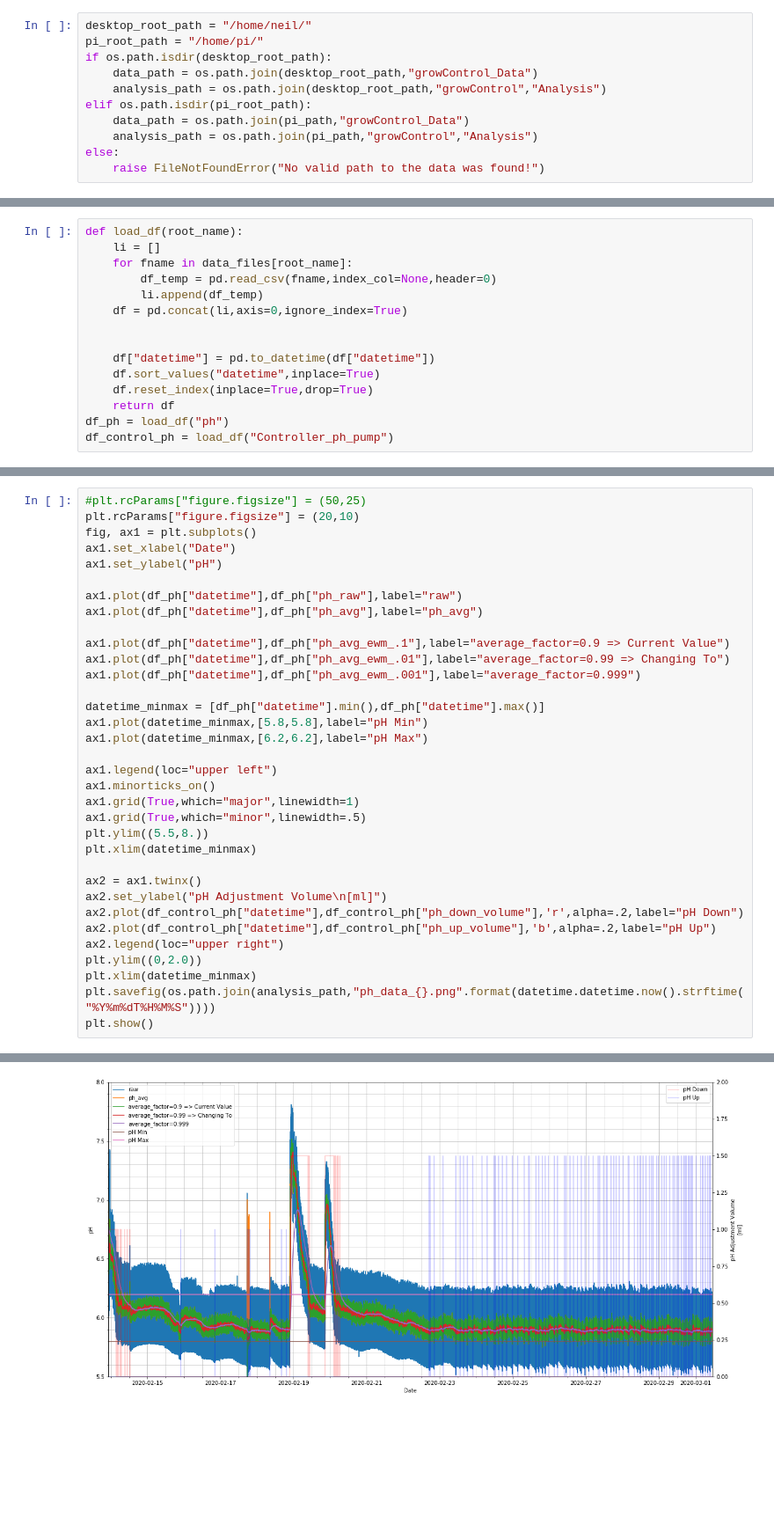
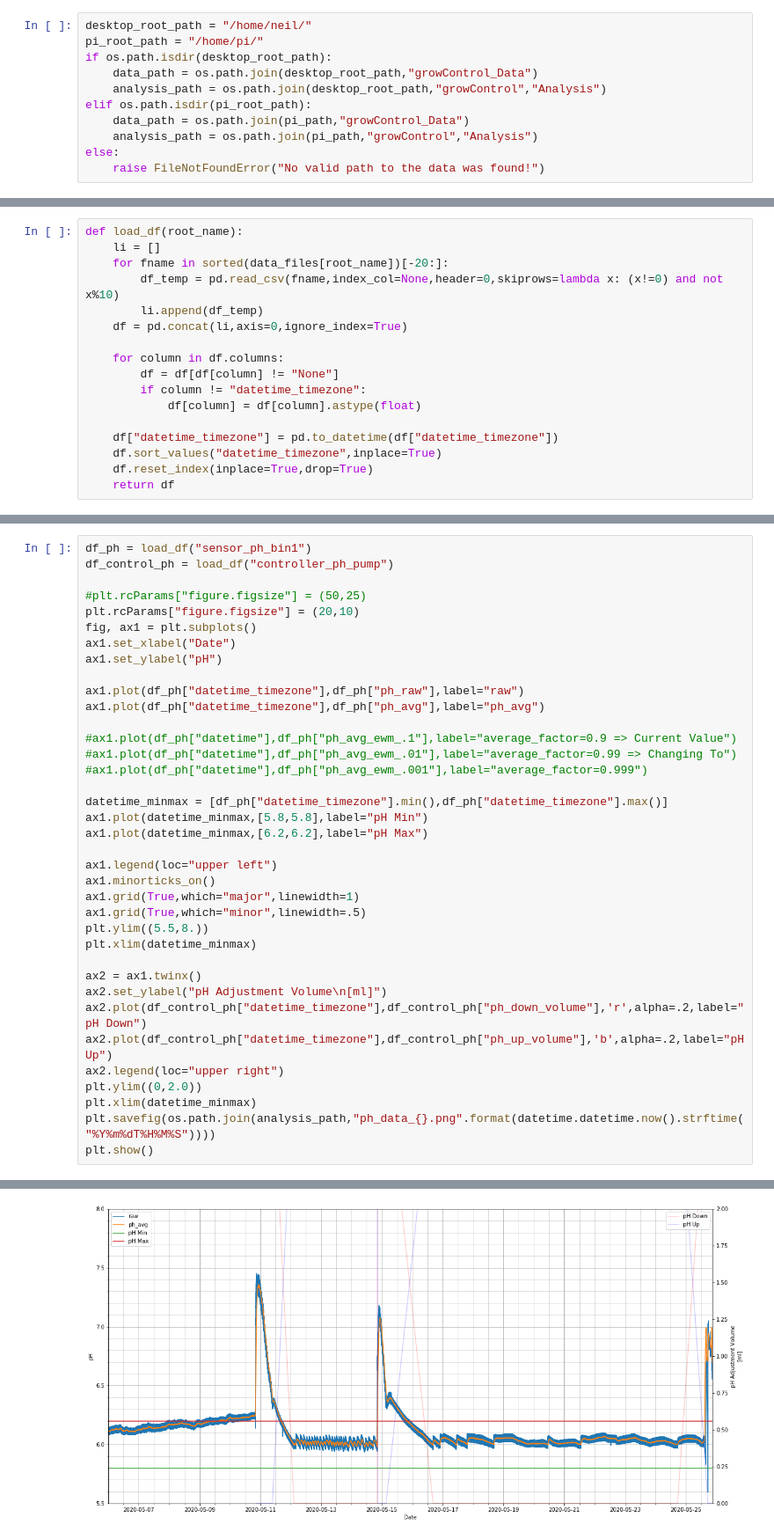
Before and after one commit to denck007/growControl, a Jupyter notebook: Analysis/plotPh.ipynb, the cells around one changed output, grey strips where cells are left out. Shown: that part at 88% size. Drawn from its saved outputs; the diff is of its cells as text; blank space fills up the shorter version.

Commit message:
Update plotting in notebook

```diff
--- a/Analysis/plotPh.ipynb
+++ b/Analysis/plotPh.ipynb
@@ -54,15 +56,17 @@ sensor_ph_calibration_raw
 # %%
 def load_df(root_name):
     li = []
-    for fname in data_files[root_name]:
-        df_temp = pd.read_csv(fname,index_col=None,header=0)
+    for fname in sorted(data_files[root_name])[-20:]:
+        df_temp = pd.read_csv(fname,index_col=None,header=0,skiprows=lambda x: (x!=0) and not x%10)
         li.append(df_temp)
     df = pd.concat(li,axis=0,ignore_index=True)
 
+    for column in df.columns:
+        df = df[df[column] != "None"]
+        if column != "datetime_timezone":
+            df[column] = df[column].astype(float)
 
-    df["datetime"] = pd.to_datetime(df["datetime"])
-    df.sort_values("datetime",inplace=True)
+    df["datetime_timezone"] = pd.to_datetime(df["datetime_timezone"])
+    df.sort_values("datetime_timezone",inplace=True)
     df.reset_index(inplace=True,drop=True)
     return df
-df_ph = load_df("ph")
-df_control_ph = load_df("Controller_ph_pump")
@@ -73,18 +73,21 @@ df_ph["ph_avg_ewm_.001"] = df_ph["ph_raw"].ewm(adjust=False,alpha=.001).mean()
 # %%
+df_ph = load_df("sensor_ph_bin1")
+df_control_ph = load_df("controller_ph_pump")
+
 #plt.rcParams["figure.figsize"] = (50,25)
 plt.rcParams["figure.figsize"] = (20,10)
 fig, ax1 = plt.subplots()
 ax1.set_xlabel("Date")
 ax1.set_ylabel("pH")
 
-ax1.plot(df_ph["datetime"],df_ph["ph_raw"],label="raw")
-ax1.plot(df_ph["datetime"],df_ph["ph_avg"],label="ph_avg")
+ax1.plot(df_ph["datetime_timezone"],df_ph["ph_raw"],label="raw")
+ax1.plot(df_ph["datetime_timezone"],df_ph["ph_avg"],label="ph_avg")
 
-ax1.plot(df_ph["datetime"],df_ph["ph_avg_ewm_.1"],label="average_factor=0.9 => Current Value")
-ax1.plot(df_ph["datetime"],df_ph["ph_avg_ewm_.01"],label="average_factor=0.99 => Changing To")
-ax1.plot(df_ph["datetime"],df_ph["ph_avg_ewm_.001"],label="average_factor=0.999")
+#ax1.plot(df_ph["datetime"],df_ph["ph_avg_ewm_.1"],label="average_factor=0.9 => Current Value")
+#ax1.plot(df_ph["datetime"],df_ph["ph_avg_ewm_.01"],label="average_factor=0.99 => Changing To")
+#ax1.plot(df_ph["datetime"],df_ph["ph_avg_ewm_.001"],label="average_factor=0.999")
 
-datetime_minmax = [df_ph["datetime"].min(),df_ph["datetime"].max()]
+datetime_minmax = [df_ph["datetime_timezone"].min(),df_ph["datetime_timezone"].max()]
 ax1.plot(datetime_minmax,[5.8,5.8],label="pH Min")
 ax1.plot(datetime_minmax,[6.2,6.2],label="pH Max")
 
@@ -97,8 +100,8 @@ plt.xlim(datetime_minmax)
 
 ax2 = ax1.twinx()
 ax2.set_ylabel("pH Adjustment Volume\n[ml]")
-ax2.plot(df_control_ph["datetime"],df_control_ph["ph_down_volume"],'r',alpha=.2,label="pH Down")
-ax2.plot(df_control_ph["datetime"],df_control_ph["ph_up_volume"],'b',alpha=.2,label="pH Up")
+ax2.plot(df_control_ph["datetime_timezone"],df_control_ph["ph_down_volume"],'r',alpha=.2,label="pH Down")
+ax2.plot(df_control_ph["datetime_timezone"],df_control_ph["ph_up_volume"],'b',alpha=.2,label="pH Up")
 ax2.legend(loc="upper right")
 plt.ylim((0,2.0))
 plt.xlim(datetime_minmax)
@@ -108 +115 @@ plt.show()
-[figure, old version]
+[figure, new version]
```
Also changed, not shown: parts of 10 cells of this notebook.
